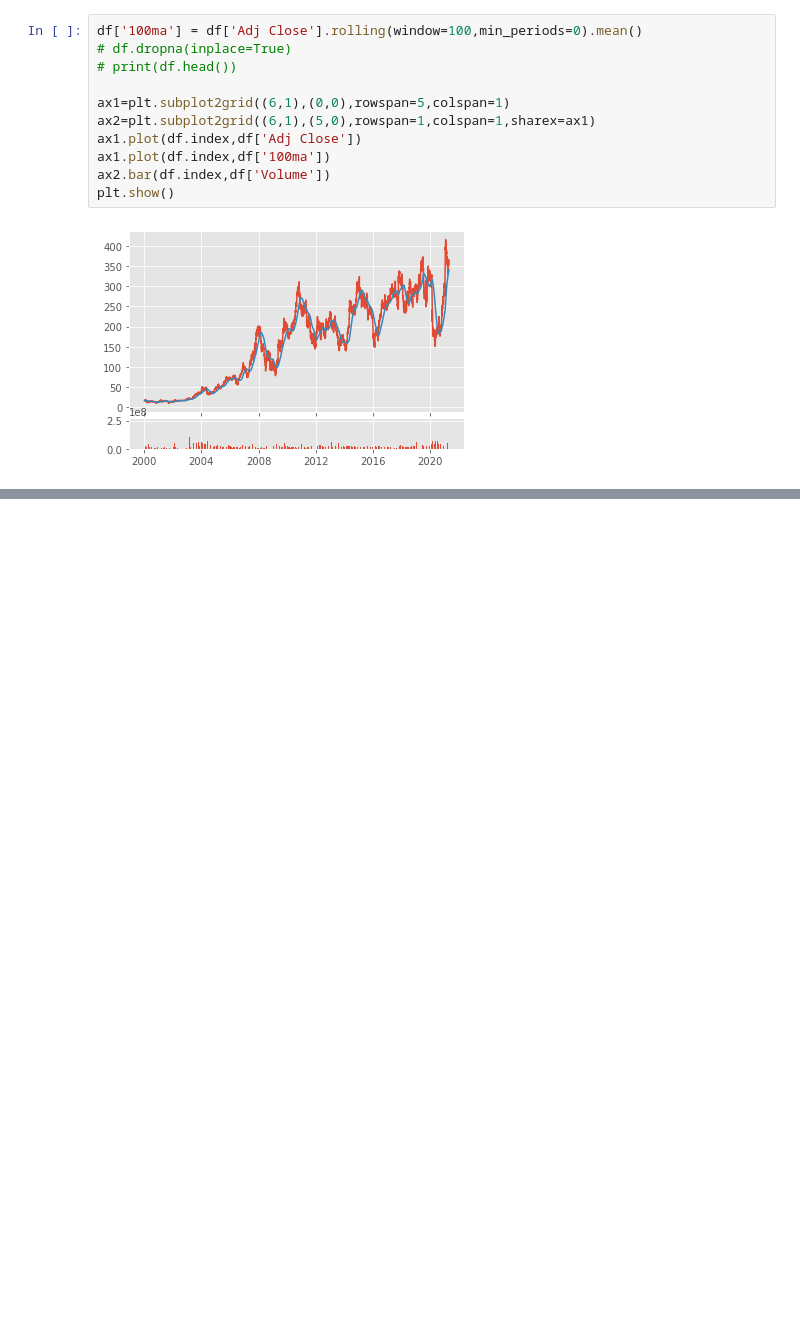
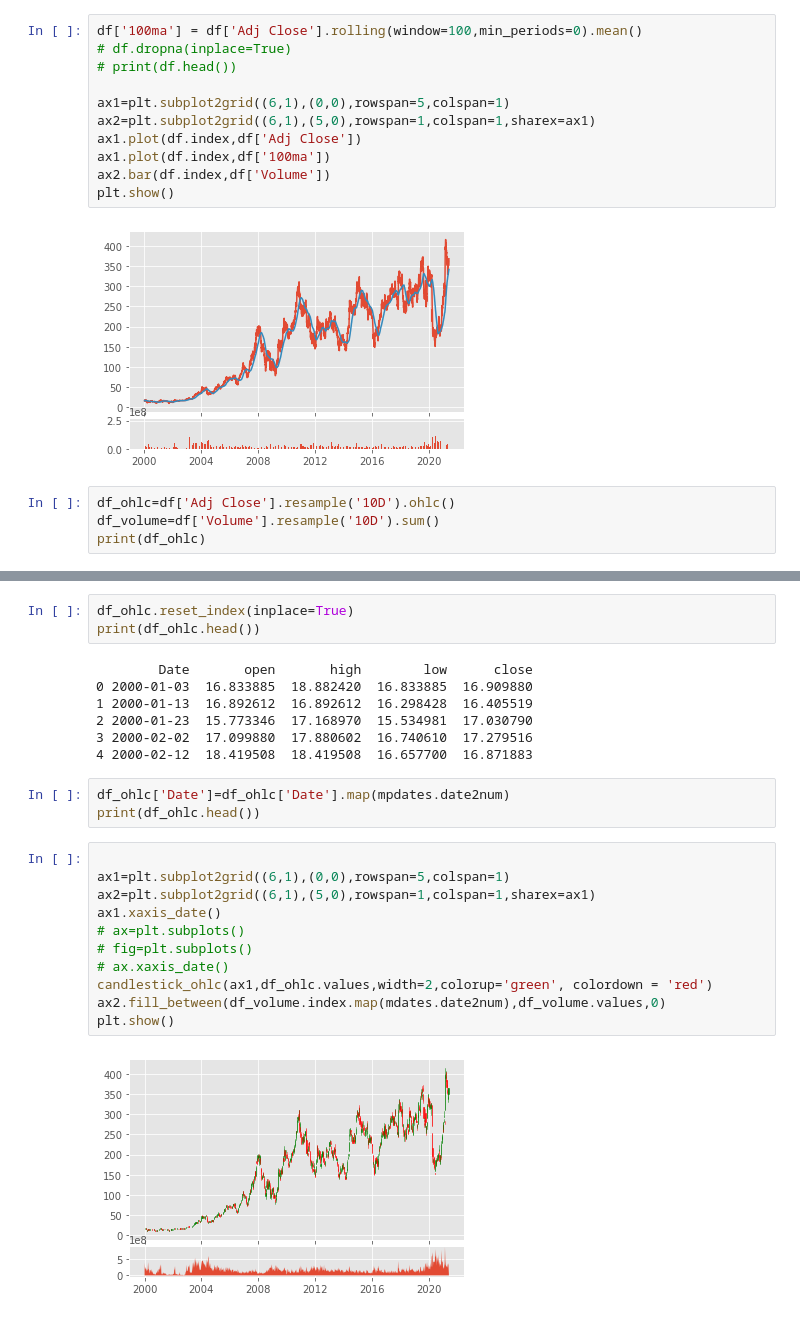
Before and after one commit to yashm1/portfolio-management, a Jupyter notebook: main.ipynb, the cells around one changed output, grey strips where cells are left out. Saved outputs shown, nothing was run; the diff lists cells and outputs as text; blank space fills up the shorter version.

Commit message:
Candle sticks

```diff
--- a/main.ipynb
+++ b/main.ipynb
@@ -58,3 +61,7 @@ ax2.bar(df.index,df['Volume'])
 plt.show()
 # %% [output]
 [figure]
+# %%
+df_ohlc=df['Adj Close'].resample('10D').ohlc()
+df_volume=df['Volume'].resample('10D').sum()
+print(df_ohlc)
@@ -60,0 +84,26 @@ plt.show()
+# %%
+df_ohlc.reset_index(inplace=True)
+print(df_ohlc.head())
+# %% [output]
+        Date       open       high        low      close
+0 2000-01-03  16.833885  18.882420  16.833885  16.909880
+1 2000-01-13  16.892612  16.892612  16.298428  16.405519
+2 2000-01-23  15.773346  17.168970  15.534981  17.030790
+3 2000-02-02  17.099880  17.880602  16.740610  17.279516
+4 2000-02-12  18.419508  18.419508  16.657700  16.871883
+# %%
+df_ohlc['Date']=df_ohlc['Date'].map(mpdates.date2num)
+print(df_ohlc.head())
+# %%
+
+ax1=plt.subplot2grid((6,1),(0,0),rowspan=5,colspan=1)
+ax2=plt.subplot2grid((6,1),(5,0),rowspan=1,colspan=1,sharex=ax1)
+ax1.xaxis_date()
+# ax=plt.subplots()
+# fig=plt.subplots()
+# ax.xaxis_date()
+candlestick_ohlc(ax1,df_ohlc.values,width=2,colorup='green', colordown = 'red')
+ax2.fill_between(df_volume.index.map(mdates.date2num),df_volume.values,0)
+plt.show()
+# %% [output]
+[figure, added]
```
Also changed, not shown: parts of 3 cells of this notebook, 1 other file.
